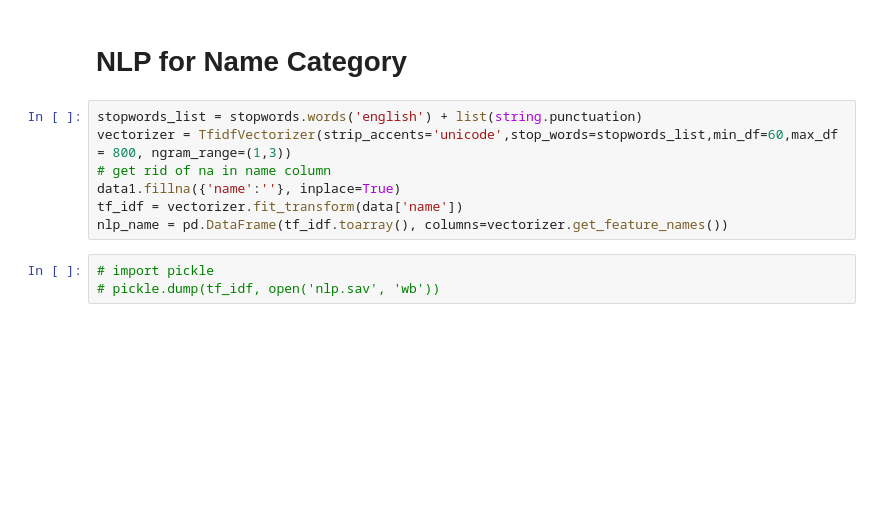
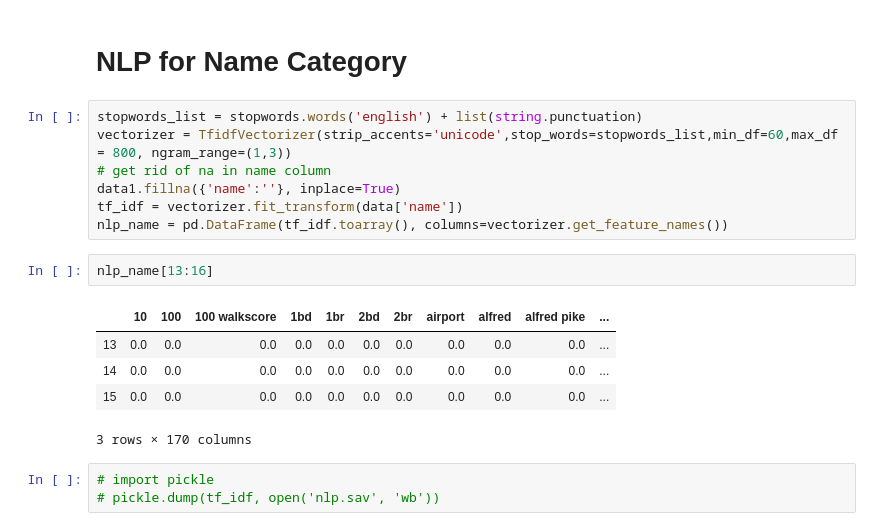
Before and after one commit to trossII/SeattleBnB, a Jupyter notebook: Notebooks/Exploratory Notebooks/Explore2.ipynb, the cells around one changed output. Drawn from its saved outputs; the diff is of its cells as text; blank space fills up the shorter version.

```diff
--- a/Notebooks/Exploratory Notebooks/Explore2.ipynb
+++ b/Notebooks/Exploratory Notebooks/Explore2.ipynb
@@ -174,6 +174,14 @@ vectorizer = TfidfVectorizer(strip_accents='unicode',stop_words=stopwords_list,m
 data1.fillna({'name':''}, inplace=True)
 tf_idf = vectorizer.fit_transform(data['name'])
 nlp_name = pd.DataFrame(tf_idf.toarray(), columns=vectorizer.get_feature_names())
+# %%
+nlp_name[13:16]
+# %% [output]
+|  | 10 | 100 | 100 walkscore | 1bd | 1br | 2bd | 2br | airport | alfred | alfred pike | ... |
+| 13 | 0.0 | 0.0 | 0.0 | 0.0 | 0.0 | 0.0 | 0.0 | 0.0 | 0.0 | 0.0 | ... |
+| 14 | 0.0 | 0.0 | 0.0 | 0.0 | 0.0 | 0.0 | 0.0 | 0.0 | 0.0 | 0.0 | ... |
+| 15 | 0.0 | 0.0 | 0.0 | 0.0 | 0.0 | 0.0 | 0.0 | 0.0 | 0.0 | 0.0 | ... |
+3 rows × 170 columns
 # %%
 # import pickle
 # pickle.dump(tf_idf, open('nlp.sav', 'wb'))
```
Also changed, not shown: 4 other files.
